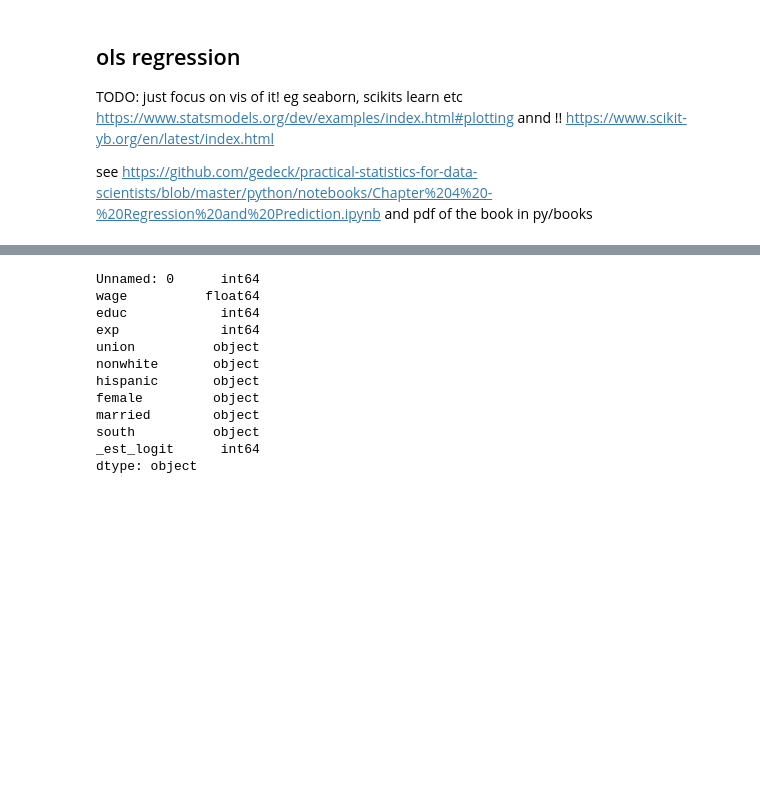
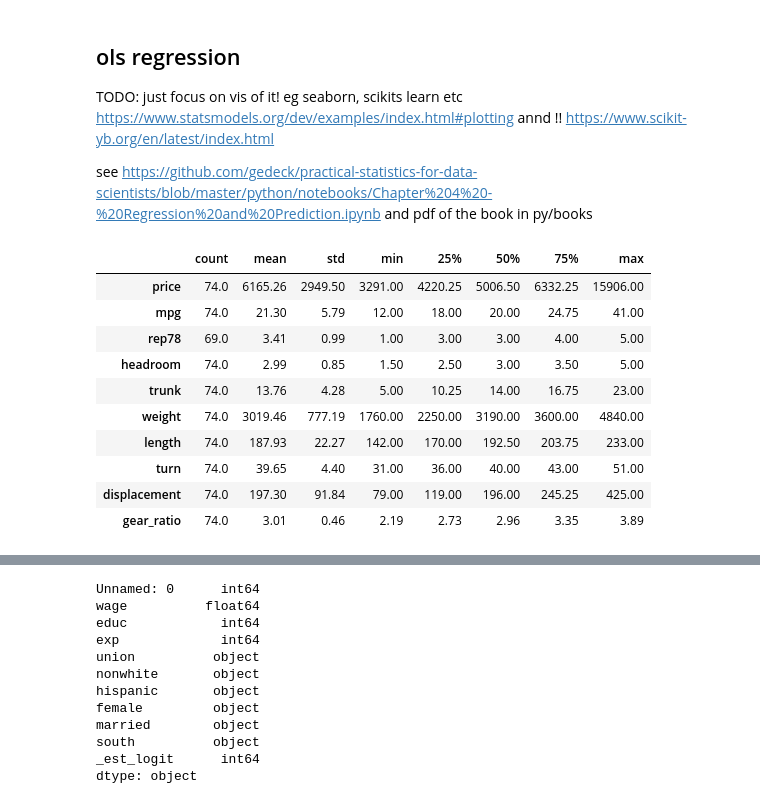
Before and after one commit to theaok/vis, a Jupyter notebook: ols.ipynb, the cells around one changed output, grey strips where cells are left out. Cells and saved outputs as stored; diff of their text form; code cells hidden in the pictures; blank space fills up the shorter version.

```diff
--- a/ols.ipynb
+++ b/ols.ipynb
@@ -11,3 +13,18 @@ annd !! https://www.scikit-yb.org/en/latest/index.html
 see
 https://github.com/gedeck/practical-statistics-for-data-scientists/blob/master/python/notebooks/Chapter%204%20-%20Regression%20and%20Prediction.ipynb
 and pdf of the book in py/books
+# %%
+auto=pd.read_stata('https://docs.google.com/uc?id=1YpkQ-RgAQfB_4olxtbfRWnVmKwkXml5N&export=download')
+auto.describe().round(2).T
+# %% [output]
+|  | count | mean | std | min | 25% | 50% | 75% | max |
+| price | 74.0 | 6165.26 | 2949.50 | 3291.00 | 4220.25 | 5006.50 | 6332.25 | 15906.00 |
+| mpg | 74.0 | 21.30 | 5.79 | 12.00 | 18.00 | 20.00 | 24.75 | 41.00 |
+| rep78 | 69.0 | 3.41 | 0.99 | 1.00 | 3.00 | 3.00 | 4.00 | 5.00 |
+| headroom | 74.0 | 2.99 | 0.85 | 1.50 | 2.50 | 3.00 | 3.50 | 5.00 |
+| trunk | 74.0 | 13.76 | 4.28 | 5.00 | 10.25 | 14.00 | 16.75 | 23.00 |
+| weight | 74.0 | 3019.46 | 777.19 | 1760.00 | 2250.00 | 3190.00 | 3600.00 | 4840.00 |
+| length | 74.0 | 187.93 | 22.27 | 142.00 | 170.00 | 192.50 | 203.75 | 233.00 |
+| turn | 74.0 | 39.65 | 4.40 | 31.00 | 36.00 | 40.00 | 43.00 | 51.00 |
+| displacement | 74.0 | 197.30 | 91.84 | 79.00 | 119.00 | 196.00 | 245.25 | 425.00 |
+| gear_ratio | 74.0 | 3.01 | 0.46 | 2.19 | 2.73 | 2.96 | 3.35 | 3.89 |
```
Also changed, not shown: parts of 6 cells of this notebook.
